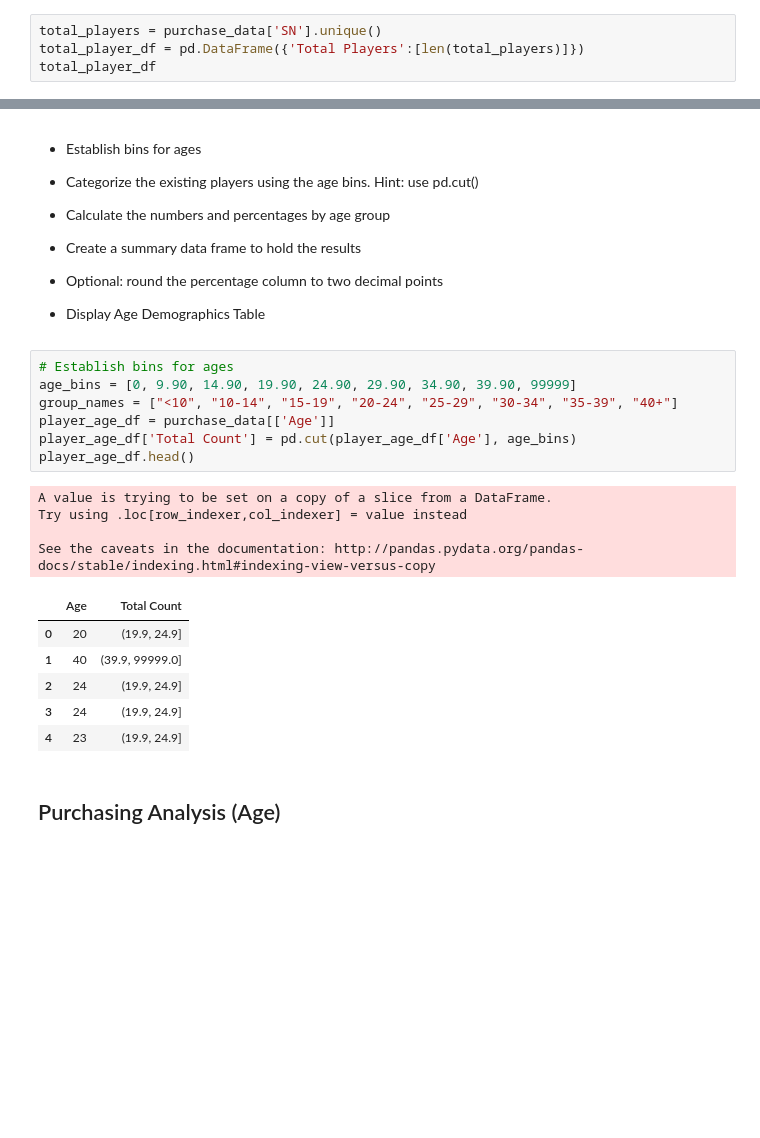
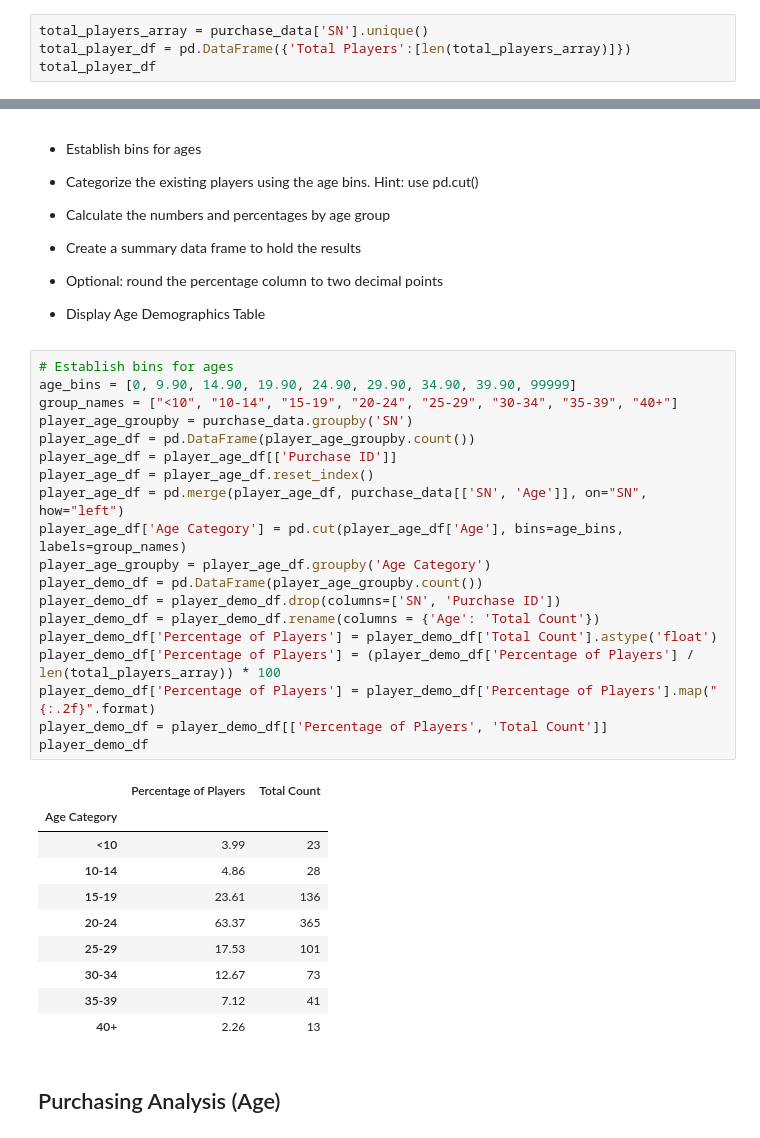
Before and after one commit to charlehl/UCI-Data-Analytics, a Jupyter notebook: homework4/HeroesOfPymoli_starter.ipynb, the cells around one changed output, grey strips where cells are left out. Saved outputs shown, nothing was run; the diff lists cells and outputs as text; blank space fills up the shorter version.

```diff
--- a/homework4/HeroesOfPymoli_starter.ipynb
+++ b/homework4/HeroesOfPymoli_starter.ipynb
@@ -30,8 +30,8 @@ purchase_data.head()
 # %% [markdown]
 * Display the total number of players
 # %%
-total_players = purchase_data['SN'].unique()
-total_player_df = pd.DataFrame({'Total Players':[len(total_players)]})
+total_players_array = purchase_data['SN'].unique()
+total_player_df = pd.DataFrame({'Total Players':[len(total_players_array)]})
 total_player_df
 # %% [output]
 |  | Total Players |
@@ -140,21 +140,33 @@ gender_analysis_df.head()
 # %%
 # Establish bins for ages
 age_bins = [0, 9.90, 14.90, 19.90, 24.90, 29.90, 34.90, 39.90, 99999]
 group_names = ["<10", "10-14", "15-19", "20-24", "25-29", "30-34", "35-39", "40+"]
-player_age_df = purchase_data[['Age']]
-player_age_df['Total Count'] = pd.cut(player_age_df['Age'], age_bins)
-player_age_df.head()
+player_age_groupby = purchase_data.groupby('SN')
+player_age_df = pd.DataFrame(player_age_groupby.count())
+player_age_df = player_age_df[['Purchase ID']]
+player_age_df = player_age_df.reset_index()
+player_age_df = pd.merge(player_age_df, purchase_data[['SN', 'Age']], on="SN", how="left")
+player_age_df['Age Category'] = pd.cut(player_age_df['Age'], bins=age_bins, labels=group_names)
+player_age_groupby = player_age_df.groupby('Age Category')
+player_demo_df = pd.DataFrame(player_age_groupby.count())
+player_demo_df = player_demo_df.drop(columns=['SN', 'Purchase ID'])
+player_demo_df = player_demo_df.rename(columns = {'Age': 'Total Count'})
+player_demo_df['Percentage of Players'] = player_demo_df['Total Count'].astype('float')
+player_demo_df['Percentage of Players'] = (player_demo_df['Percentage of Players'] / len(total_players_array)) * 100
+player_demo_df['Percentage of Players'] = player_demo_df['Percentage of Players'].map("{:.2f}".format)
+player_demo_df = player_demo_df[['Percentage of Players', 'Total Count']]
+player_demo_df
 # %% [output]
-A value is trying to be set on a copy of a slice from a DataFrame.
-Try using .loc[row_indexer,col_indexer] = value instead
-
-See the caveats in the documentation: http://pandas.pydata.org/pandas-docs/stable/indexing.html#indexing-view-versus-copy
-|  | Age | Total Count |
-| 0 | 20 | (19.9, 24.9] |
-| 1 | 40 | (39.9, 99999.0] |
-| 2 | 24 | (19.9, 24.9] |
-| 3 | 24 | (19.9, 24.9] |
-| 4 | 23 | (19.9, 24.9] |
+|  | Percentage of Players | Total Count |
+| Age Category |  |  |
+| <10 | 3.99 | 23 |
+| 10-14 | 4.86 | 28 |
+| 15-19 | 23.61 | 136 |
+| 20-24 | 63.37 | 365 |
+| 25-29 | 17.53 | 101 |
+| 30-34 | 12.67 | 73 |
+| 35-39 | 7.12 | 41 |
+| 40+ | 2.26 | 13 |
 # %% [markdown]
 ## Purchasing Analysis (Age)
 # %% [markdown]
```
Also changed, not shown: parts of 9 cells of this notebook.
